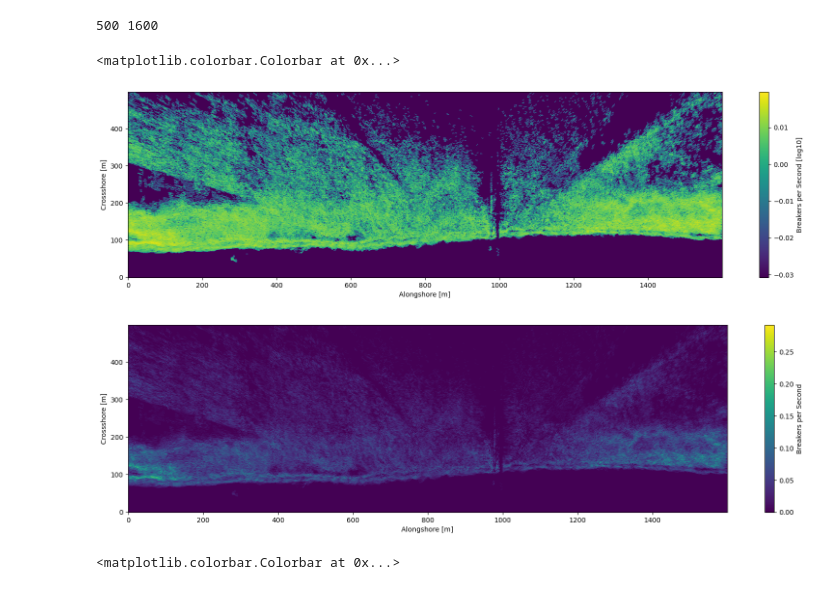
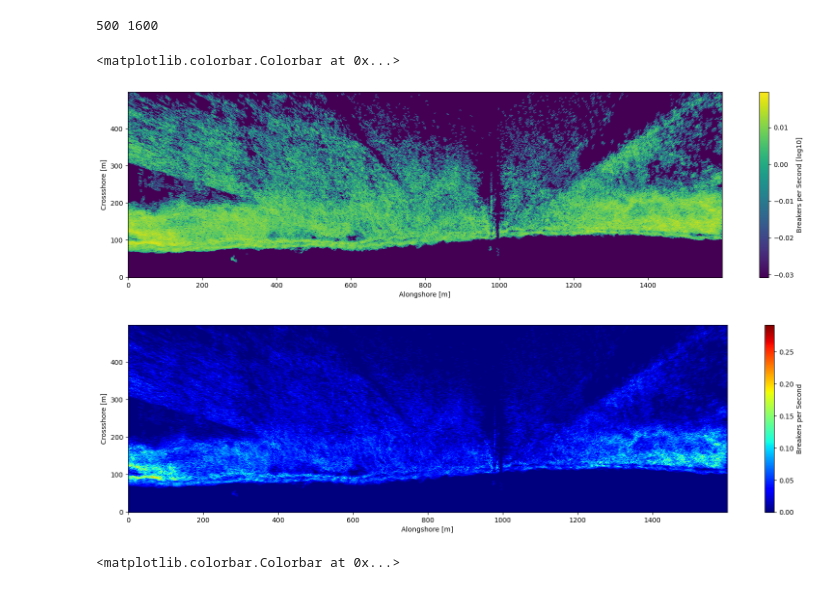
Before and after one commit to mleclair73/dunex, a Jupyter notebook: video/notebooks/timestack_diff_percentile.ipynb, the cells around one changed output. Cells and saved outputs as stored; diff of their text form; code cells hidden in the pictures.

```diff
--- a/video/notebooks/timestack_diff_percentile.ipynb
+++ b/video/notebooks/timestack_diff_percentile.ipynb
@@ -144,25 +147,24 @@ cv2.destroyAllWindows()
 # %%
 for i in tqdm(range(len(b))):
     b[i] = remove_loose_pixels(b[i], 5)
-
 
 nb = b.sum(0)
 
 plt.figure(figsize=(20, 5))
 plt.imshow(np.log10(nb.T + 1e-2)/len(timestack)*FPS, cmap='viridis')
 plt.xlabel('Alongshore [m]')
 plt.ylabel('Crossshore [m]')
 plt.colorbar(label='Breakers per Second [log10]')
 
 plt.figure(figsize=(20, 5))
-plt.imshow(b.sum(0).T/len(timestack)*FPS, cmap='viridis')
+plt.imshow(b.sum(0).T/len(timestack)*FPS, cmap='jet')
 plt.xlabel('Alongshore [m]')
 plt.ylabel('Crossshore [m]')
 plt.colorbar(label='Breakers per Second')
 # %% [output]
 <matplotlib.colorbar.Colorbar at 0x...>
 [figure]
-[figure, old version]
+[figure, new version]
 # %%
 # import numpy as np
 # from scipy import ndimage as ndi
```
Also changed, not shown: parts of 5 cells of this notebook.
